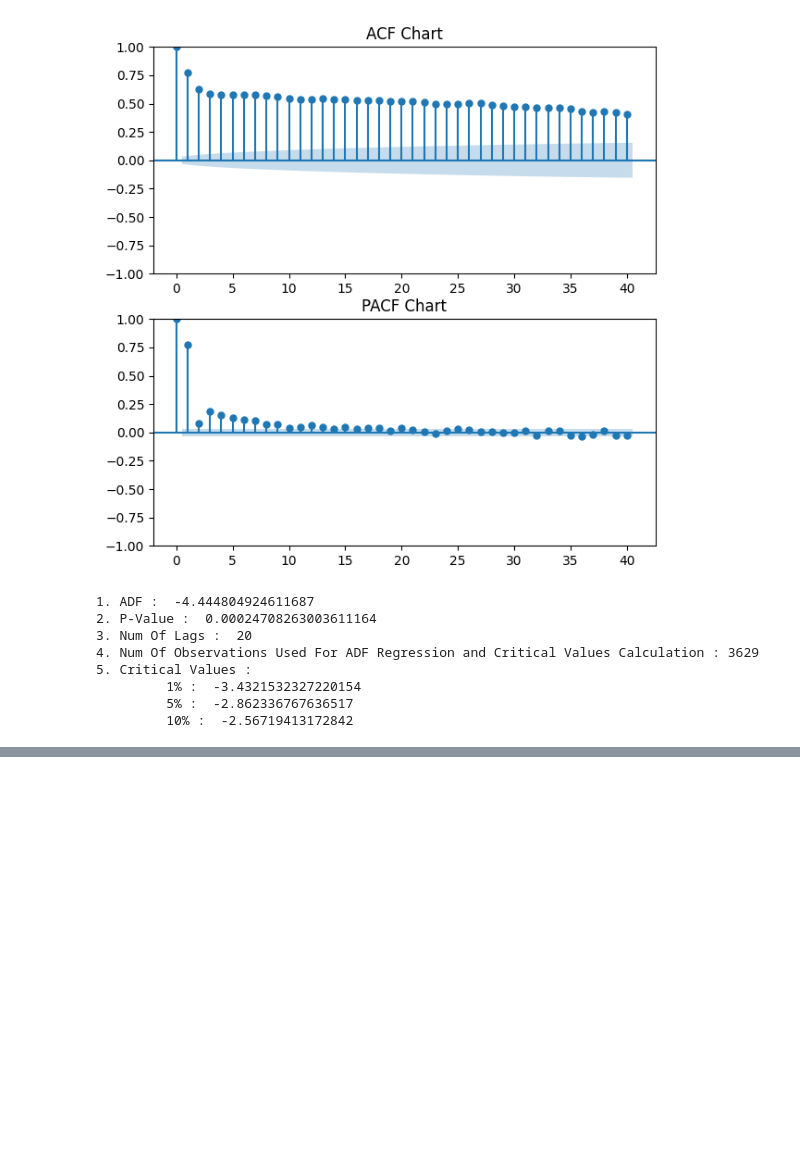
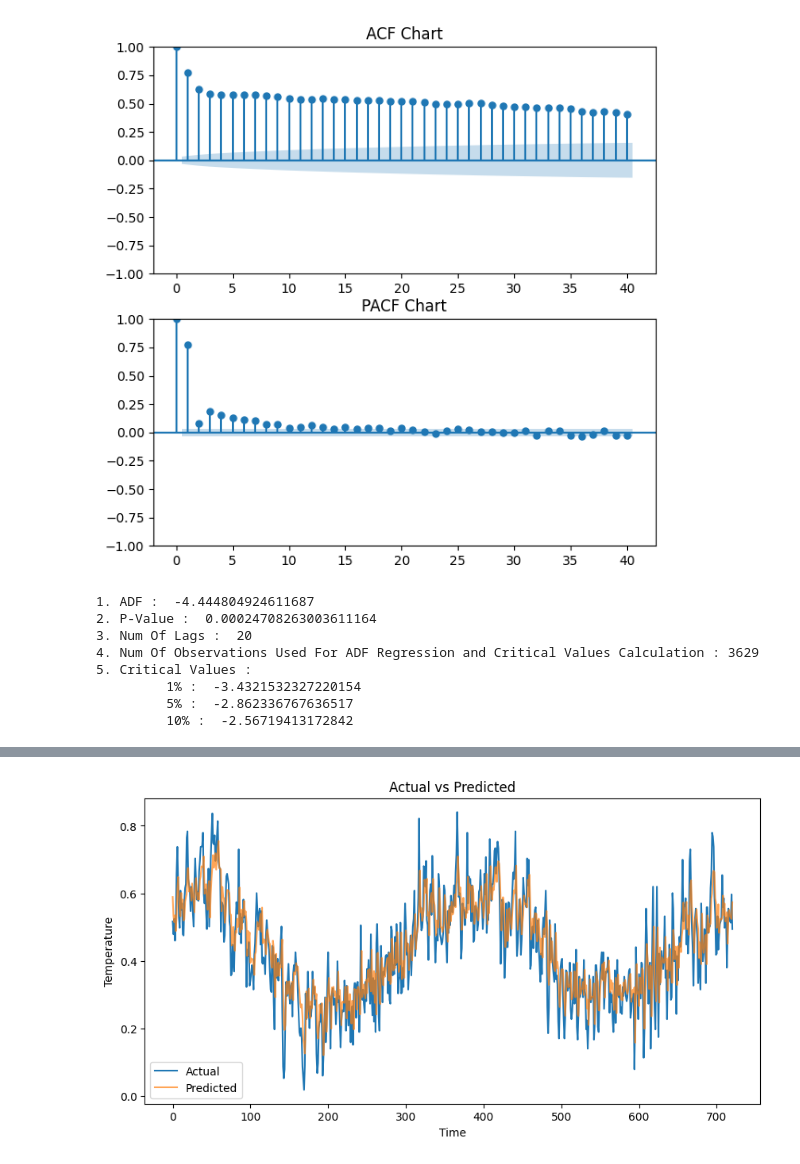
Before and after one commit to sahilgoyal7214/IISF-Hackathon, a Jupyter notebook: avg_temp_lstm.ipynb, the cells around one changed output, grey strips where cells are left out. Saved outputs shown, nothing was run; the diff lists cells and outputs as text; code cells hidden in the pictures; blank space fills up the shorter version.

Commit message:
new file:   actual_vs_predicted.png 	modified:   avg_temp_lstm.ipynb 	modified:   models/avg_temp_lstm_model.h5

```diff
--- a/avg_temp_lstm.ipynb
+++ b/avg_temp_lstm.ipynb
@@ -142,2 +142,14 @@ Mean Absolute Error: 0.06628054687708183
 # %%
 model.save(r"models/avg_temp_lstm_model.h5")
+# %%
+plt.figure(figsize=(10, 5))
+plt.plot(y_test, label='Actual')
+plt.plot(y_pred, label='Predicted', alpha=0.7)
+plt.title('Actual vs Predicted')
+plt.xlabel('Time')
+plt.ylabel('Temperature')
+plt.legend()
+plt.savefig('actual_vs_predicted.png')
+plt.show()
+# %% [output]
+[figure, added]
```
Also changed, not shown: parts of 2 cells of this notebook, 2 other files.
